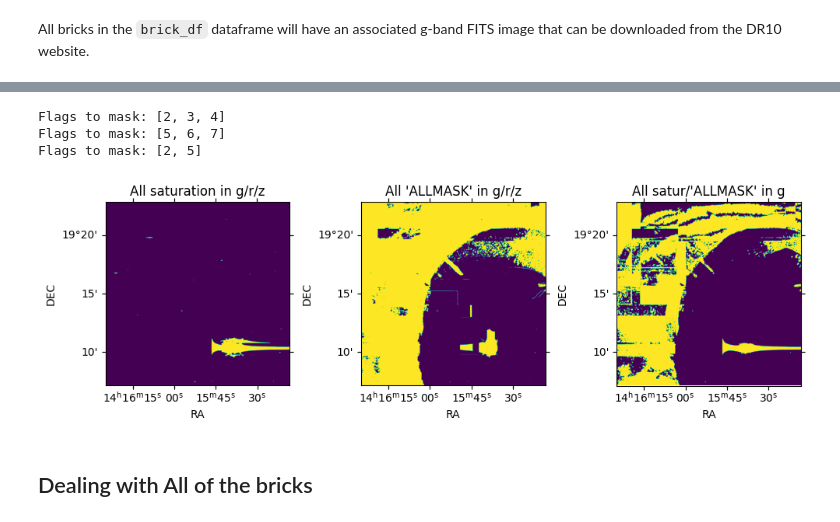
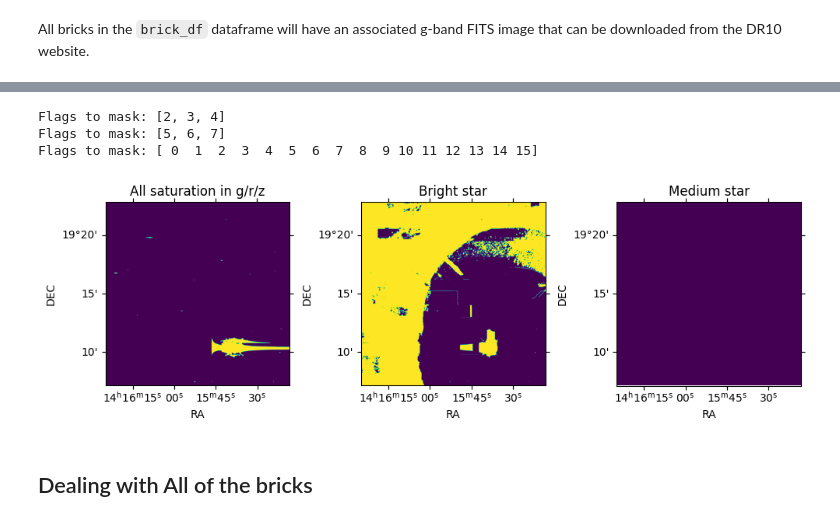
Before and after one commit to cyb0rb/WiFeS_Catalog, a Jupyter notebook: query_images.ipynb, the cells around one changed output, grey strips where cells are left out. Cells and saved outputs as stored; diff of their text form; code cells hidden in the pictures.

```diff
--- a/query_images.ipynb
+++ b/query_images.ipynb
@@ -290,8 +293,8 @@ plt.show()
 All bricks in the `brick_df` dataframe will have an associated g-band FITS image that can be downloaded from the DR10 website.
 # %%
 arcturus = "2139p192"
-# arc_head, arc_data, arc_bit_head, arc_bit_data = obtain_image(arcturus, "g", reset_cache=True, return_bitmask=True)
-arc_head, arc_data = obtain_image(arcturus, "g", reset_cache=True)
+arc_head, arc_data, arc_bit_head, arc_bit_data = obtain_image(arcturus, "g", reset_cache=True, return_bitmask=True)
+# arc_head, arc_data = obtain_image(arcturus, "g", reset_cache=True)
 # plot_image(arc_head, arc_data)
 # %% [output]
 Downloading Image: https://portal.nersc.gov/cfs/cosmo/data/legacysurvey/dr10/south/coadd/213/2139p192/legacysurvey-2139p192-image-g.fits.fz....
@@ -308,8 +312,8 @@ wcs = WCS(arc_head)
 arc_data_magnitude = pix_to_mag(arc_data)
 bright_data = np.zeros_like(arc_data_magnitude)
 
-for i, row in enumerate(arc_data_magnitude):
-    bright_data[i] = [pix if pix <= 21 else 0 for pix in row]
+# for i, row in enumerate(arc_data_magnitude):
+#     bright_data[i] = [pix if pix <= 21 else 0 for pix in row]
 
 # bright_data = bright_data & arc_data_magnitude <= 21
 
@@ -317,8 +321,10 @@ fig = plt.figure(figsize=(10, 10))
 ax = plt.subplot(111, projection=wcs)
 lon = ax.coords['ra']
 lat = ax.coords['dec']
-# plt.imshow(arc_data_magnitude)
-plt.imshow(bright_data)
+lon.set_major_formatter('d.ddd')
+lat.set_major_formatter('d.ddd')
+plt.imshow(arc_data_magnitude)
+# plt.imshow(bright_data)
 plt.colorbar(ax=ax)
 ax.set(title="All saturation in g/r/z", xlabel="RA", ylabel="DEC")
 
@@ -362,33 +368,34 @@ def find_bad_pixels(bitmask_array, flags):
 bad_pix_saturation = find_bad_pixels(arc_bit_data, [2,3,4])
 
 # masks pixels with any ALL_MASK_X bit in g, r, z bands
-bad_pix_allmasks = find_bad_pixels(arc_bit_data, [5,6,7])
+bad_pix_allmasks = find_bad_pixels(arc_bit_data, [5, 6, 7])
 
 # masks pixels with g band saturation or ALL_MASK bits
-bad_pix_gband = find_bad_pixels(arc_bit_data, [2, 5])
+bad_pix_gband = find_bad_pixels(arc_bit_data, np.arange(0,16))
 # %% [output]
 Flags to mask: [2, 3, 4]
 Flags to mask: [5, 6, 7]
-Flags to mask: [2, 5]
+Flags to mask: [ 0  1  2  3  4  5  6  7  8  9 10 11 12 13 14 15]
 # %%
 wcs = WCS(arc_head)
 
 fig = plt.figure(figsize=(10, 10))
 ax = plt.subplot(131, projection=wcs)
 ax2 = plt.subplot(132, projection=wcs)
 ax3 = plt.subplot(133, projection=wcs)
 lon = ax.coords['ra']
 lat = ax.coords['dec']
+
 ax.imshow(bad_pix_saturation)
 ax.set(title="All saturation in g/r/z", xlabel="RA", ylabel="DEC")
 ax2.imshow(bad_pix_allmasks)
-ax2.set(title="All 'ALLMASK' in g/r/z", xlabel="RA", ylabel="DEC")
+ax2.set(title="Bright star", xlabel="RA", ylabel="DEC")
 ax3.imshow(bad_pix_gband)
-ax3.set(title="All satur/'ALLMASK' in g", xlabel="RA", ylabel="DEC")
+ax3.set(title="Medium star", xlabel="RA", ylabel="DEC")
 
 plt.tight_layout()
 # %% [output]
-[figure, old version]
+[figure, new version]
 # %% [markdown]
 ## Dealing with All of the bricks
 # %%
```
Also changed, not shown: parts of 7 cells of this notebook, 1 other file.
